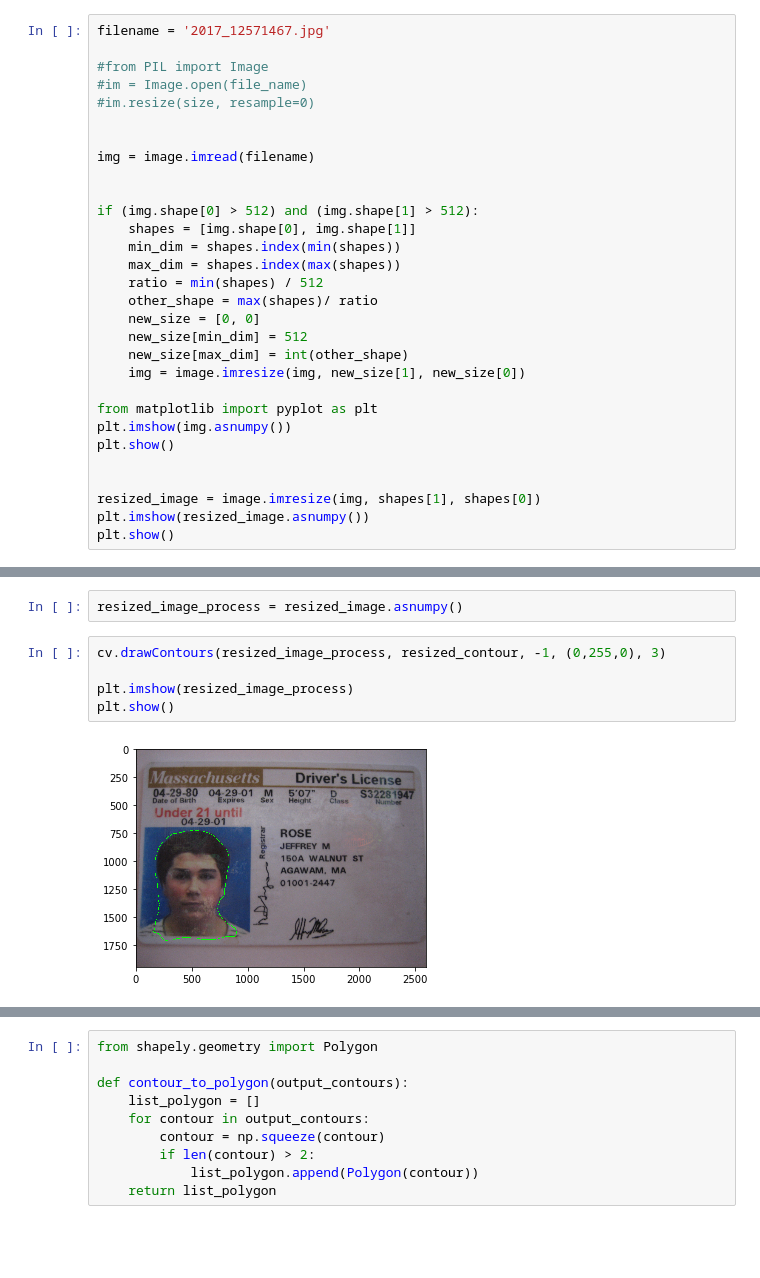
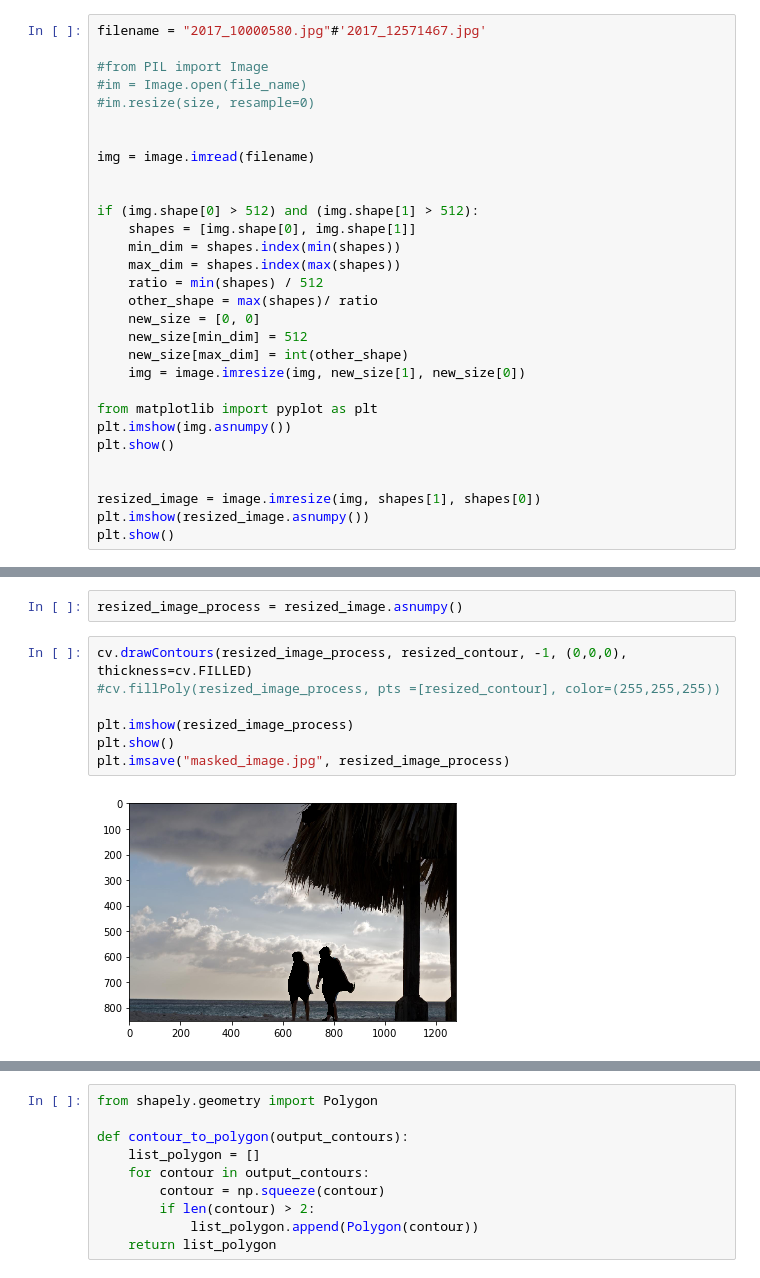
Before and after one commit to agathe-balayn/man_machine_image_privatisation, a Jupyter notebook: test_deeplab.ipynb, the cells around one changed output, grey strips where cells are left out. Cells and saved outputs as stored; diff of their text form; blank space fills up the shorter version.

```diff
--- a/test_deeplab.ipynb
+++ b/test_deeplab.ipynb
@@ -21,7 +21,7 @@ gluoncv.utils.download(url, filename, True)
 Downloading ade20k_example.jpg from https://github.com/zhanghang1989/image-data/blob/master/encoding/segmentation/ade20k/ADE_val_00001755.jpg?raw=true...
 'ade20k_example.jpg'
 # %%
-filename = '2017_12571467.jpg'
+filename = "2017_10000580.jpg"#'2017_12571467.jpg'
 
 #from PIL import Image
 #im = Image.open(file_name)
@@ -235,12 +241,14 @@ resized_contour
 # %%
 resized_image_process = resized_image.asnumpy()
 # %%
-cv.drawContours(resized_image_process, resized_contour, -1, (0,255,0), 3)
+cv.drawContours(resized_image_process, resized_contour, -1, (0,0,0), thickness=cv.FILLED)
+#cv.fillPoly(resized_image_process, pts =[resized_contour], color=(255,255,255))
 
 plt.imshow(resized_image_process)
 plt.show()
+plt.imsave("masked_image.jpg", resized_image_process)
 # %% [output]
-[figure, old version]
+[figure, new version]
 # %%
 %matplotlib inline
 #The line above is necesary to show Matplotlib's plots inside a Jupyter Notebook
```
Also changed, not shown: parts of 10 cells of this notebook, 4 other files.
